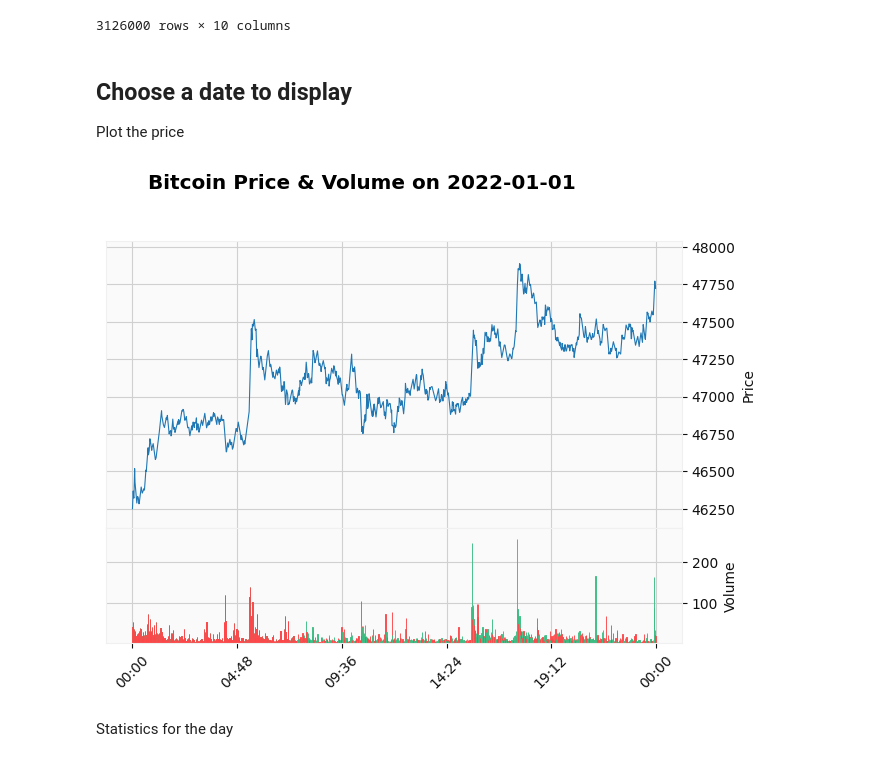
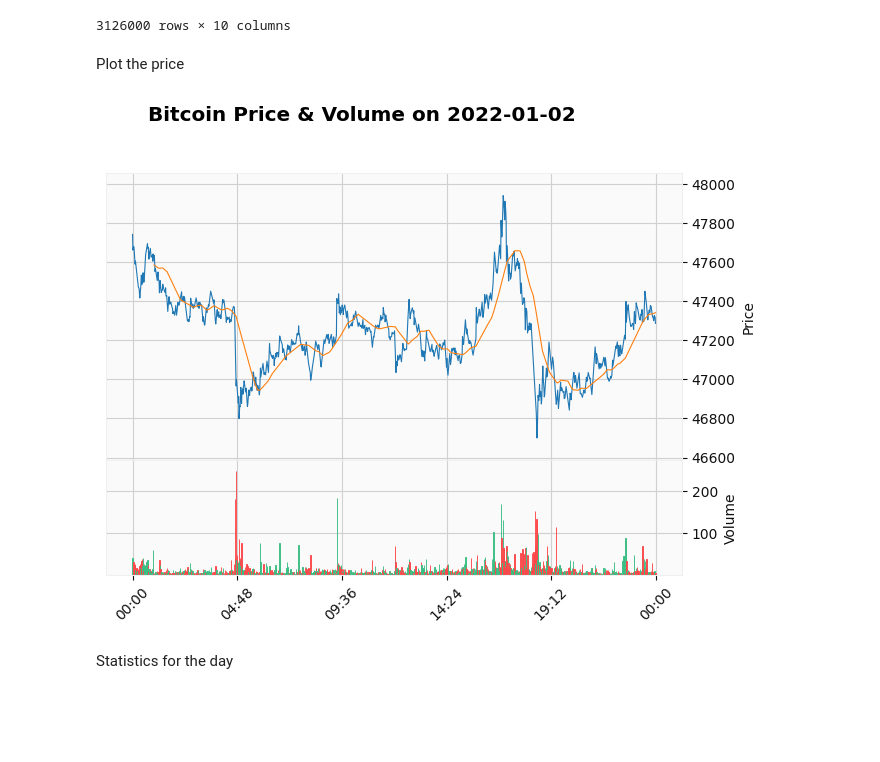
Before and after one commit to cristianionescu7/bitcoin_analysis, a Jupyter notebook: analysis.ipynb, the cells around one changed output. Saved outputs shown, nothing was run; the diff lists cells and outputs as text; code cells hidden in the pictures; blank space fills up the shorter version.

```diff
--- a/analysis.ipynb
+++ b/analysis.ipynb
@@ -200,19 +167,21 @@ df.set_index(['date', 'time'])
 |  | 13:18:00 | 2023-08-01 13:18:00 | 28902.48 | 28902.49 | 28902.48 | 28902.49 | 4.775890 | 1.380351e+05 | 317 | ... |
 |  | 13:19:00 | 2023-08-01 13:19:00 | 28902.48 | 28902.49 | 28902.48 | 28902.49 | 4.686580 | 1.354538e+05 | 258 | ... |
 3126000 rows × 10 columns
-# %% [markdown]
-## Choose a date to display
-Plot the price
+# %% [markdown]
+Plot the price
 # %%
-user_date = input('Enter a date (yyyy-mm-dd): ')
-user_date = datetime.datetime.strptime(user_date, '%Y-%m-%d').date()
+def plot_price_volume(str_date):
+    user_date = datetime.datetime.strptime(str_date, '%Y-%m-%d').date()
 
-data = df.loc[df['date'] == user_date]
-data = data.set_index('timestamp')
+    data = df.loc[df['date'] == user_date]
+    data = data.set_index('timestamp')
 
-plot = mpf.plot(data, type='line', volume=True, mav = 60,  show_nontrading=True, title='Bitcoin Price & Volume on ' + str(user_date), style='yahoo')
+    plot = mpf.plot(data, type='line', volume=True, mav = 60,  show_nontrading=True, title='Bitcoin Price & Volume on ' + str(user_date), style='yahoo')
+    return plot
-# %% [output]
-[figure, removed]
+# %%
+plot_price_volume('2022-01-02')
+# %% [output]
+[figure, added]
 # %% [markdown]
 Statistics for the day
 # %%
```
Also changed, not shown: parts of 32 cells of this notebook.
